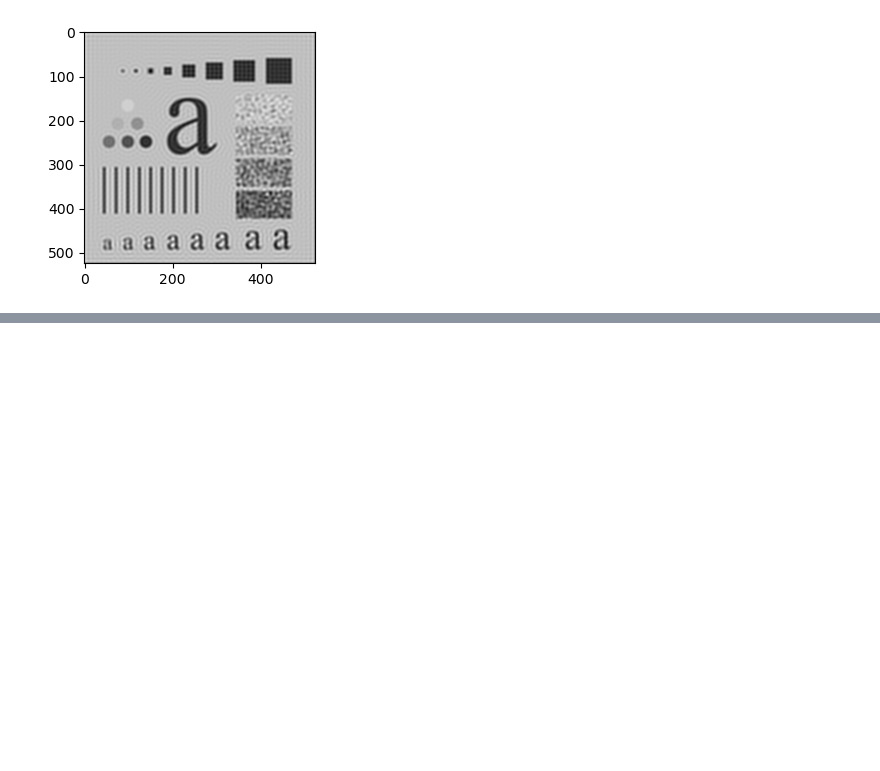
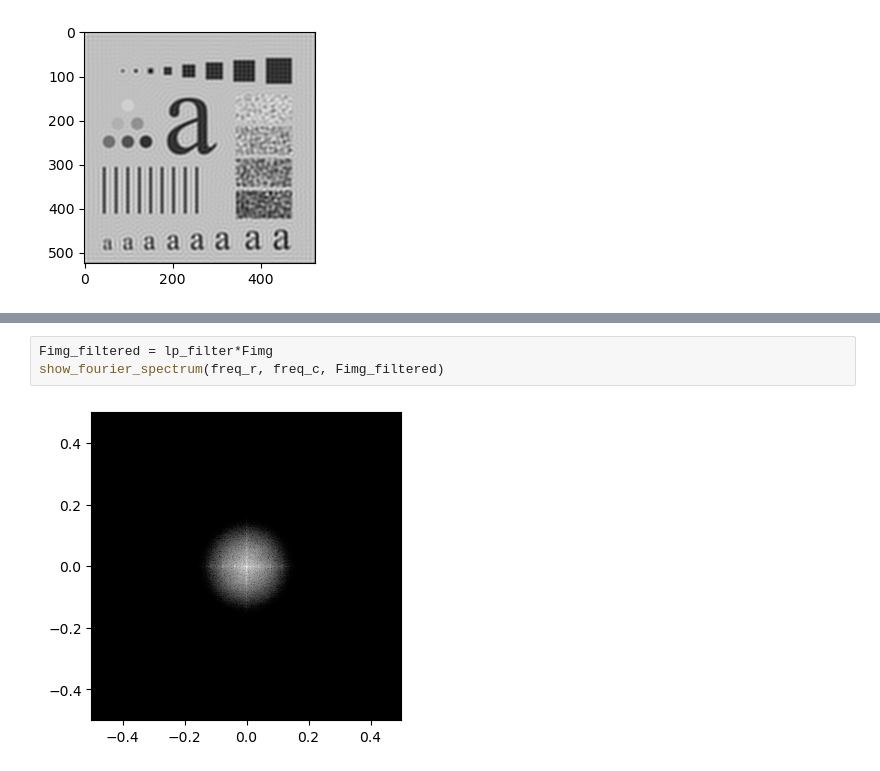
Before and after one commit to chcomin/curso-processamento-de-imagens, a Jupyter notebook: M04_filtragem_de_frequencia/pratica/4 - Filtros no domínio da frequência.ipynb, the cells around one changed output, grey strips where cells are left out. Drawn from its saved outputs; the diff is of its cells as text; blank space fills up the shorter version.

```diff
--- a/M04_filtragem_de_frequencia/pratica/4 - Filtros no domínio da frequência.ipynb
+++ b/M04_filtragem_de_frequencia/pratica/4 - Filtros no domínio da frequência.ipynb
@@ -97,0 +119,5 @@ plt.imshow(img_filtered, 'gray')
+# %%
+Fimg_filtered = lp_filter*Fimg
+show_fourier_spectrum(freq_r, freq_c, Fimg_filtered)
+# %% [output]
+[figure, added]
```
Also changed, not shown: parts of 10 cells of this notebook, 7 other files.
